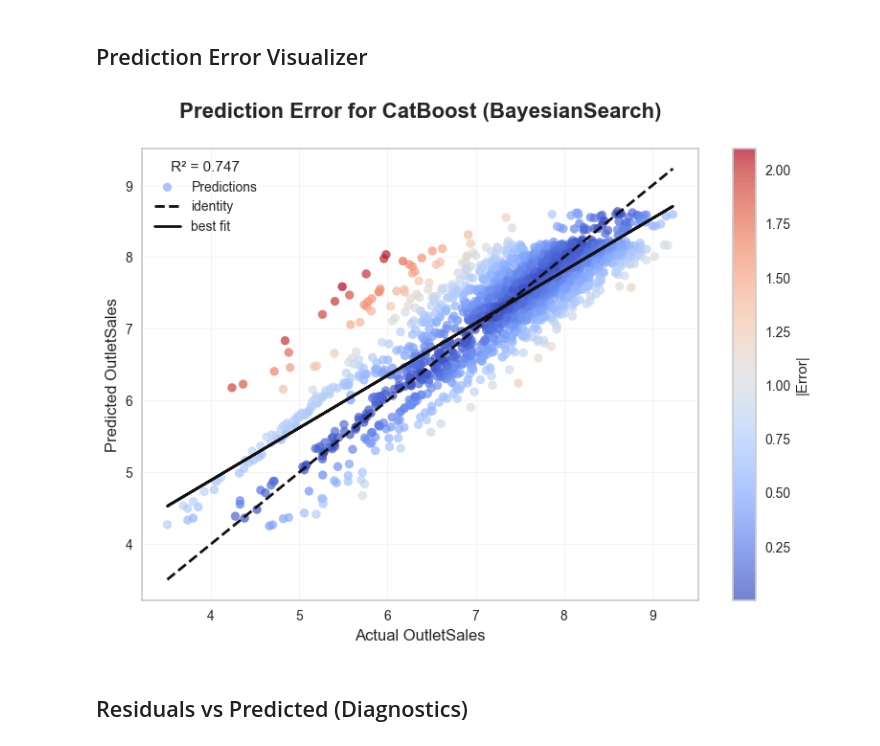
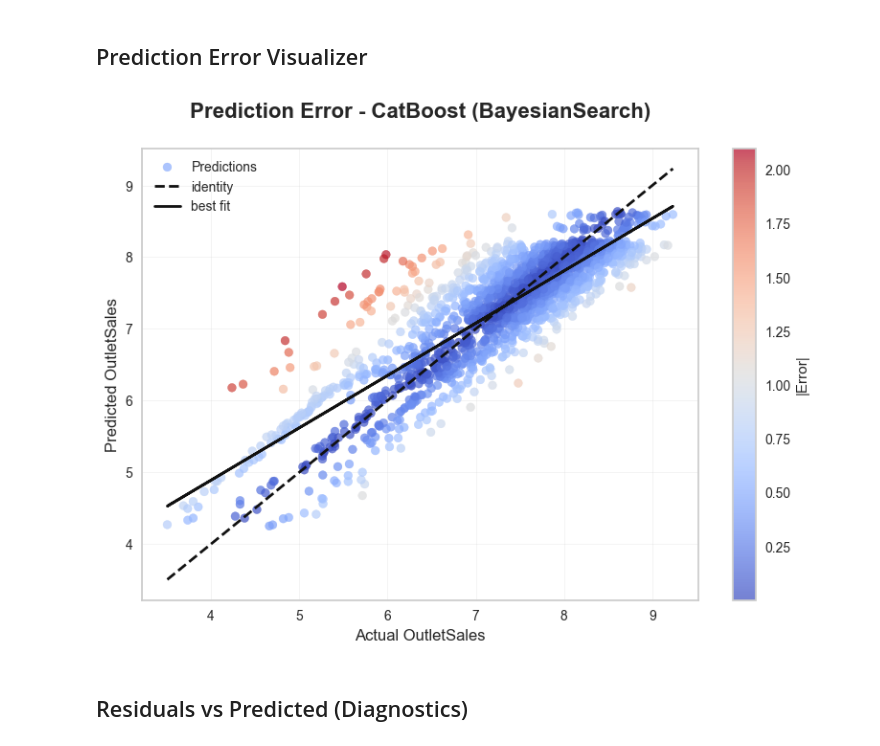
Before and after one commit to tshihab07/Super-Market-Sales-Forecasting, a Jupyter notebook: notebookes/model_SelectionAndAnalysis.ipynb, the cells around one changed output. Saved outputs shown, nothing was run; the diff lists cells and outputs as text; code cells hidden in the pictures.

```diff
--- a/notebookes/model_SelectionAndAnalysis.ipynb
+++ b/notebookes/model_SelectionAndAnalysis.ipynb
@@ -537,34 +537,34 @@ plt.show()
 # %%
 # create plot
 plt.figure(figsize=(8, 6))
 
 # scatter points
 errors = np.abs(y_test - y_pred_best)
 scatter_plot = plt.scatter(y_test, y_pred_best, c=errors, cmap='coolwarm', alpha=0.7, s=40, label='Predictions')
 
 # Identity line (y = x)
 plt.plot([y_test.min(), y_test.max()], [y_test.min(), y_test.max()], 'k--', lw=2, label='identity')
 
 # Best fit line (linear regression)
 coeffs = np.polyfit(y_test, y_pred_best, 1)
 best_fit_line = np.poly1d(coeffs)
 plt.plot(y_test, best_fit_line(y_test), 'k-', lw=2, label='best fit')
 
 # Add R² in legend
-plt.legend(title=f'R² = {best_variants.iloc[0]["Test R2"]:.3f}', fontsize=10, title_fontsize=11)
+plt.legend(fontsize=10, title_fontsize=11)
 
 # Labels
 plt.xlabel("Actual OutletSales", fontsize=12)
 plt.ylabel("Predicted OutletSales", fontsize=12)
-plt.title(f"Prediction Error for {best_model_name}", fontsize=16, fontweight='bold', y=1.05)
+plt.title(f"Prediction Error - {best_model_name}", fontsize=16, fontweight='bold', y=1.05)
 plt.colorbar(scatter_plot, label="|Error|")
 
 # Grid & styling
 plt.grid(True, alpha=0.3, linestyle='-', linewidth=0.5)
 plt.tight_layout()
 plt.show()
 # %% [output]
-[figure, old version]
+[figure, new version]
 # %% [markdown]
 ## Residuals vs Predicted (Diagnostics)
 # %%
```
Also changed, not shown: parts of 1 cell of this notebook.
